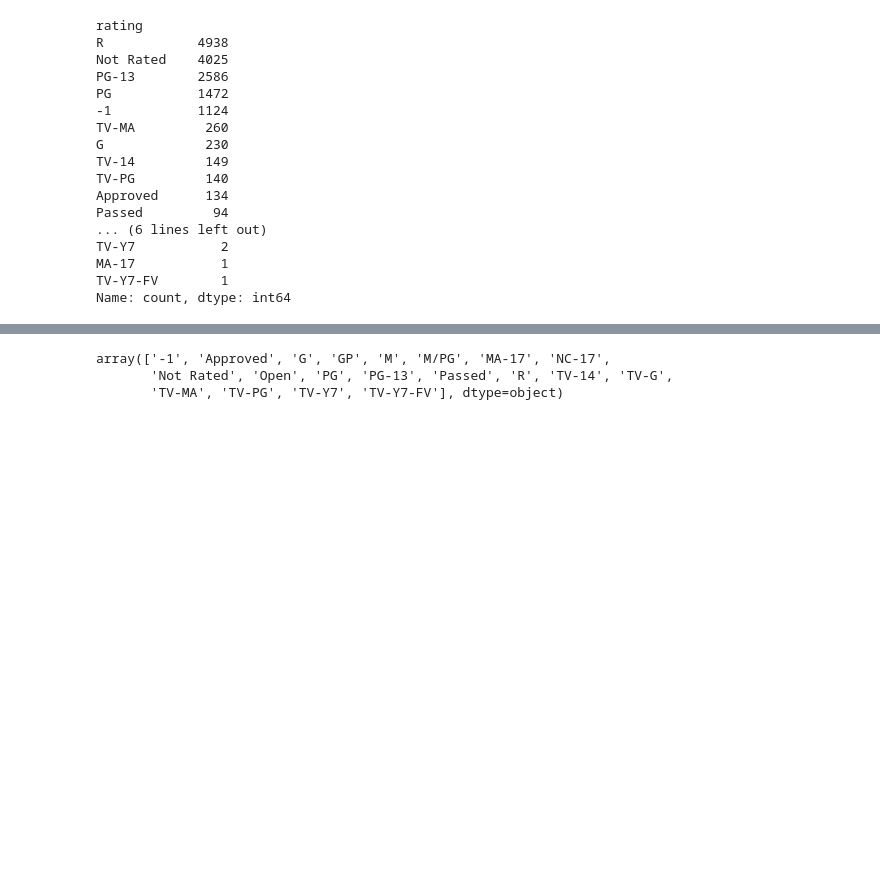
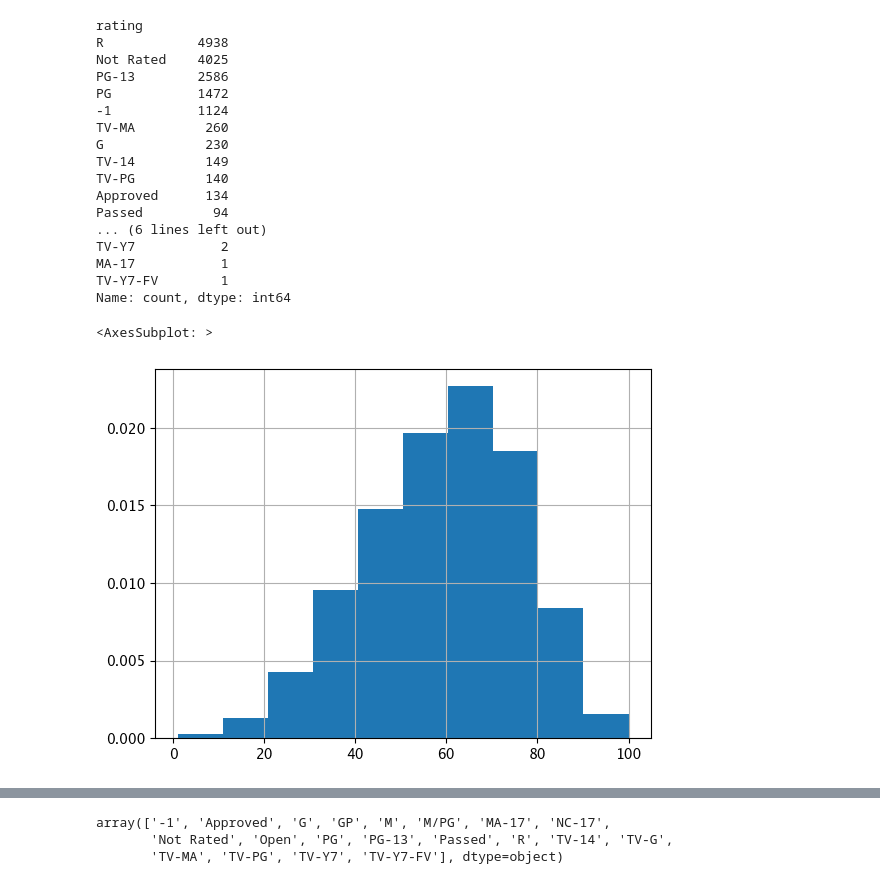
Before and after one commit to shantellesmith/movie_rating_prediction, a Jupyter notebook: notebooks/003_Modelling/Metacritic_Model.ipynb, the cells around one changed output, grey strips where cells are left out. Drawn from its saved outputs; the diff is of its cells as text; code cells hidden in the pictures; blank space fills up the shorter version.

```diff
--- a/notebooks/003_Modelling/Metacritic_Model.ipynb
+++ b/notebooks/003_Modelling/Metacritic_Model.ipynb
@@ -59,3 +59,8 @@ TV-Y7           2
 MA-17           1
 TV-Y7-FV        1
 Name: count, dtype: int64
+# %%
+df_movies['metascore'].hist(density=True)
+# %% [output]
+<AxesSubplot: >
+[figure, added]
```
Also changed, not shown: parts of 6 cells of this notebook, 1 other file.
